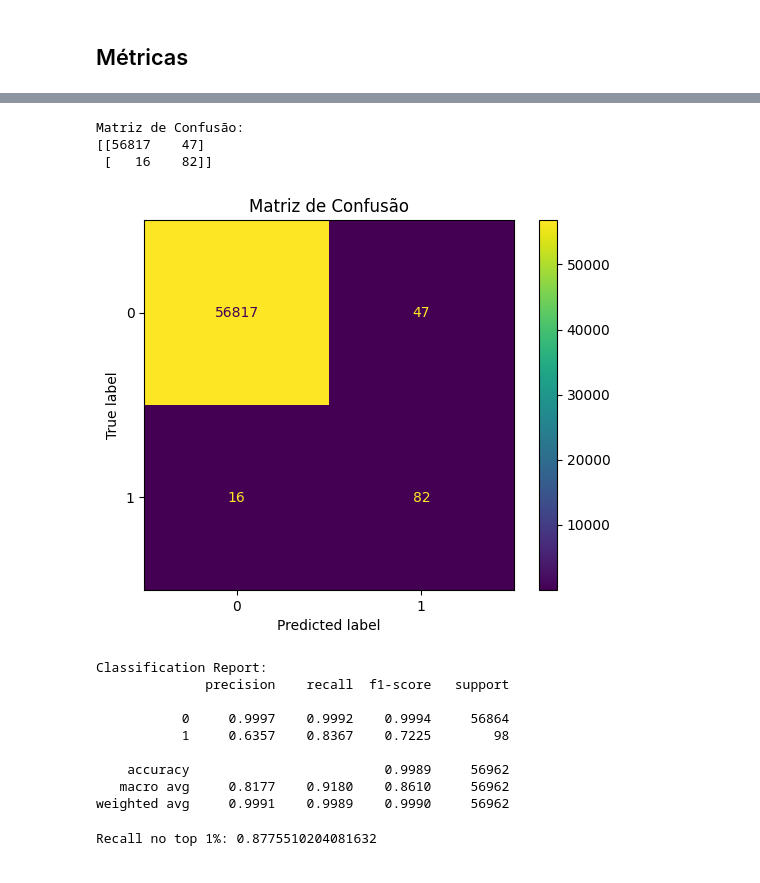
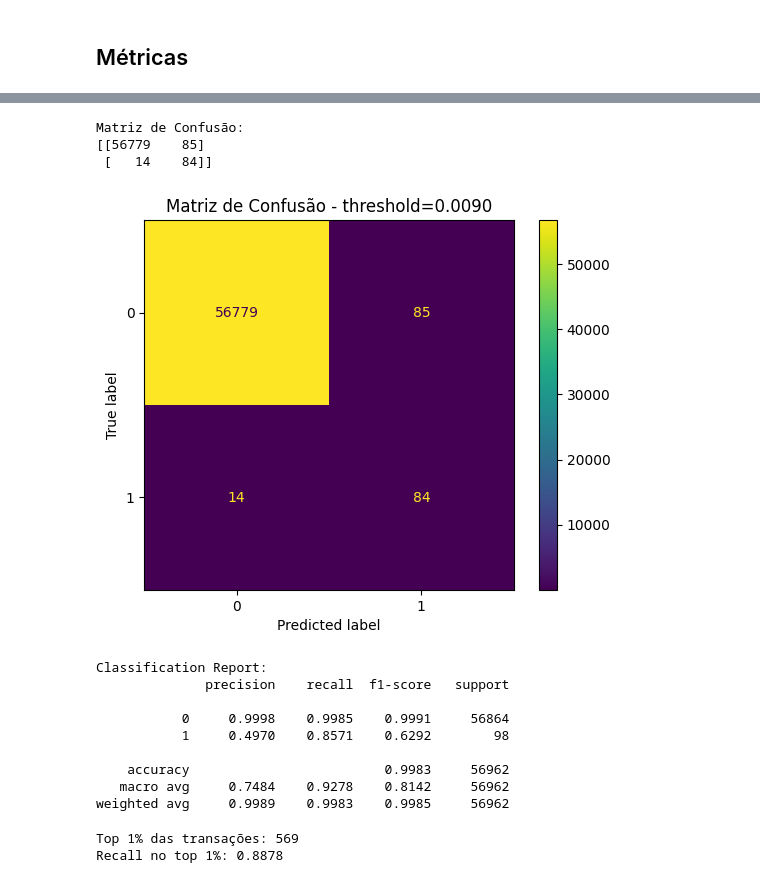
Before and after one commit to lucasgabwinter/credit-fraud-lgbm, a Jupyter notebook: notebooks/caderno.ipynb, the cells around one changed output, grey strips where cells are left out. Drawn from its saved outputs; the diff is of its cells as text; code cells hidden in the pictures.

```diff
--- a/notebooks/caderno.ipynb
+++ b/notebooks/caderno.ipynb
@@ -162,6 +179,7 @@ scale_pos_weight
 # %% [output]
 np.float64(578.264406779661)
 # %%
+# Parâmetros do modelo
 params = {
     #"scale_pos_weight": 550, não melhorou!
     "objective": "binary",
@@ -175,5 +193,8 @@ params = {
     "bagging_fraction": 0.8,
     "bagging_freq": 1,
     "feature_fraction": 0.8,
+    "seed": 42,
+    "feature_fraction_seed": 42,
+    "bagging_seed": 42,
 }
 # %%
@@ -250,55 +272,58 @@ Average Precision: 0.5322
 # %%
+# Matriz de confusão considerando a base de teste
 from sklearn.metrics import (
     confusion_matrix,
     classification_report,
     ConfusionMatrixDisplay
 )
 
-# 1. Previsões (probabilidade)
-y_pred_proba = model.predict(X_test)
+# Previsões (probabilidade)
+y_test_proba = model.predict(X_test)
 
-# 2. Definir threshold (ajuste aqui!)
-threshold = 0.001
+# Definir threshold
+threshold = 0.009
 
-y_pred = (y_pred_proba >= threshold).astype(int)
+y_pred = (y_test_proba >= threshold).astype(int)
 
-# 3. Matriz de confusão
+# Matriz de confusão
 cm = confusion_matrix(y_test, y_pred)
 
 print("Matriz de Confusão:")
 print(cm)
 
-# 4. Plot da matriz
+# Plot da matriz
 disp = ConfusionMatrixDisplay(confusion_matrix=cm)
 disp.plot()
-plt.title(f"Matriz de Confusão")
+plt.title(f"Matriz de Confusão - threshold={threshold:.4f}")
 plt.show()
 
-# 5. Métricas detalhadas
+# Métricas detalhadas
 print("\nClassification Report:")
 print(classification_report(y_test, y_pred, digits=4))
 # %% [output]
 Matriz de Confusão:
-[[56817    47]
- [   16    82]]
+[[56779    85]
+ [   14    84]]
-[figure, old version]
+[figure, new version]
 Classification Report:
               precision    recall  f1-score   support
 
-           0     0.9997    0.9992    0.9994     56864
-           1     0.6357    0.8367    0.7225        98
+           0     0.9998    0.9985    0.9991     56864
+           1     0.4970    0.8571    0.6292        98
 
-    accuracy                         0.9989     56962
-   macro avg     0.8177    0.9180    0.8610     56962
-weighted avg     0.9991    0.9989    0.9990     56962
+    accuracy                         0.9983     56962
+   macro avg     0.7484    0.9278    0.8142     56962
+weighted avg     0.9989    0.9983    0.9985     56962
 # %%
-top_k = int(0.01 * len(y_pred_proba))  # top 1%
+top_k = int(0.01 * len(y_test_proba))  # top 1%
 
-idx = np.argsort(y_pred_proba)[-top_k:]
+idx = np.argsort(y_test_proba)[-top_k:]
 
 recall_top_k = y_test.iloc[idx].sum() / y_test.sum()
 
-print("Recall no top 1%:", recall_top_k)
+print(f"Top 1% das transações: {top_k}")
+print(f"Recall no top 1%: {recall_top_k:.4f}")
 # %% [output]
-Recall no top 1%: 0.8775510204081632
+Top 1% das transações: 569
+Recall no top 1%: 0.8878
 # %%
```
Also changed, not shown: parts of 12 cells of this notebook.
